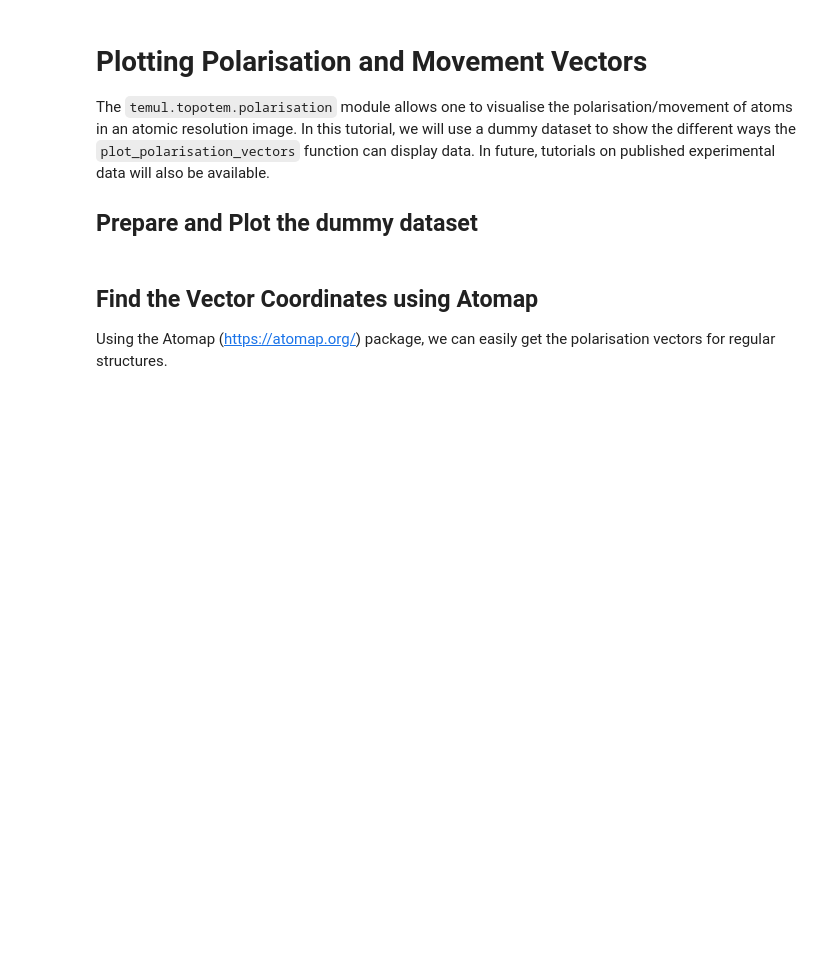
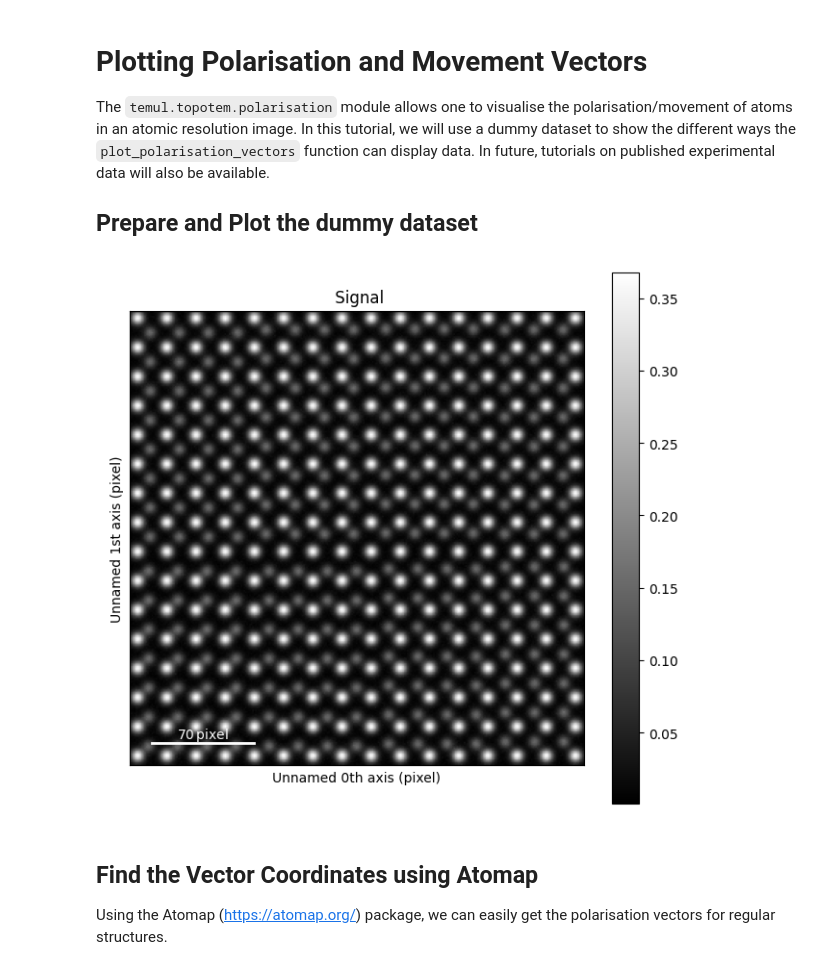
Before and after one commit to GeriTopore/TopoTEM, a Jupyter notebook: test_notebooks/polarisation_vectors_tutorial.ipynb, the cells around one changed output. Drawn from its saved outputs; the diff is of its cells as text; code cells hidden in the pictures; blank space fills up the shorter version.

```diff
--- a/test_notebooks/polarisation_vectors_tutorial.ipynb
+++ b/test_notebooks/polarisation_vectors_tutorial.ipynb
@@ -21,6 +21,8 @@ from dummy_data import get_polarisation_dummy_dataset
 # %%
 atom_lattice = get_polarisation_dummy_dataset(image_noise=True)
 sublatticeA = atom_lattice.sublattice_list[0]
 sublatticeB = atom_lattice.sublattice_list[1]
 image = sublatticeA.signal
-# image.plot()
+image.plot()
+# %% [output]
+[figure, added]
```
Also changed, not shown: parts of 15 cells of this notebook.
